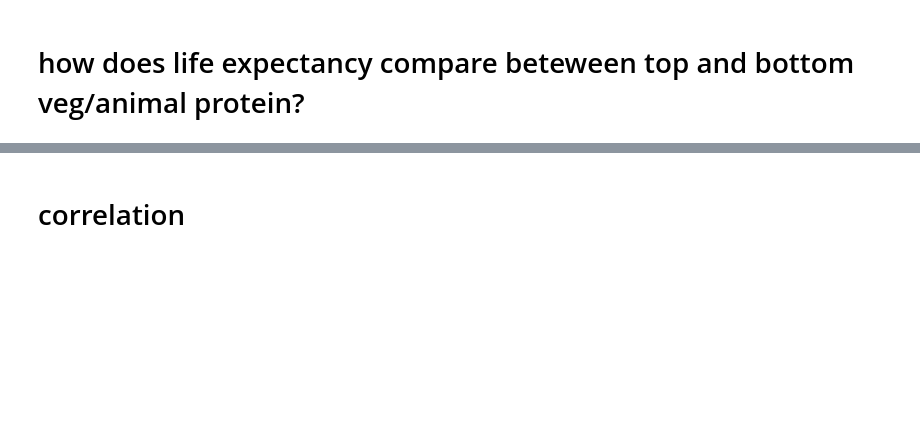
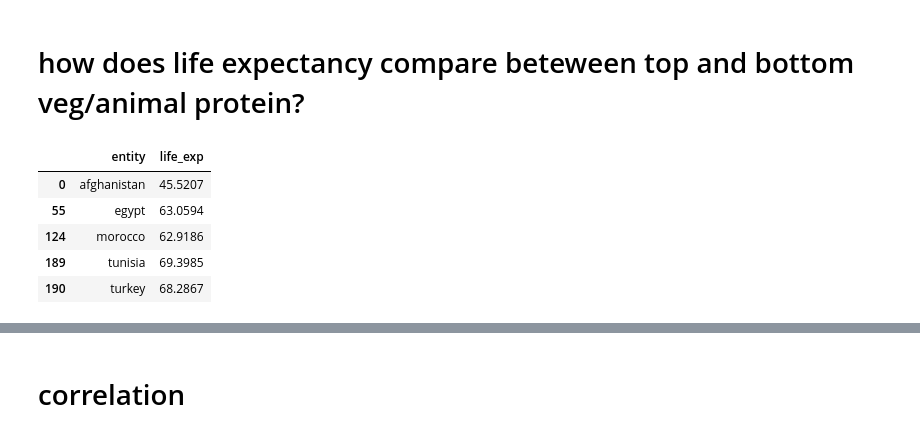
Before and after one commit to NSS-Full-Time-Data-Analytics-14/jonny_farro_cap, a Jupyter notebook: jonnyfarro_capstone_notebook.ipynb, the cells around one changed output, grey strips where cells are left out. Drawn from its saved outputs; the diff is of its cells as text; code cells hidden in the pictures; blank space fills up the shorter version.

```diff
--- a/jonnyfarro_capstone_notebook.ipynb
+++ b/jonnyfarro_capstone_notebook.ipynb
@@ -162,13 +206,21 @@ plt.xticks(rotation=40);
 # %% [markdown]
 # how does life expectancy compare beteween top and bottom veg/animal protein?
 # %%
-median_life_exp = final.groupby(['entity']) \
-                                   .agg({'all_cause_per_100k': 'median'}) \
+median_life = final.groupby(['entity']) \
+                                   .agg({'life_exp': 'median'}) \
                                    .reset_index()
 # %%
 average_life_exp_animal_protein = median_life.loc[median_life['entity'].isin(animal_heavy_list)]
 # %%
 average_life_exp_veg_protein = median_life.loc[median_life['entity'].isin(veg_heavy_list)]
+average_life_exp_veg_protein
+# %% [output]
+|  | entity | life_exp |
+| 0 | afghanistan | 45.5207 |
+| 55 | egypt | 63.0594 |
+| 124 | morocco | 62.9186 |
+| 189 | tunisia | 69.3985 |
+| 190 | turkey | 68.2867 |
 # %%
 sns.barplot(average_life_exp_animal_protein,x='entity',y='life_exp')
 sns.barplot(average_life_exp_veg_protein,x='entity',y='life_exp')
```
Also changed, not shown: parts of 27 cells of this notebook.
